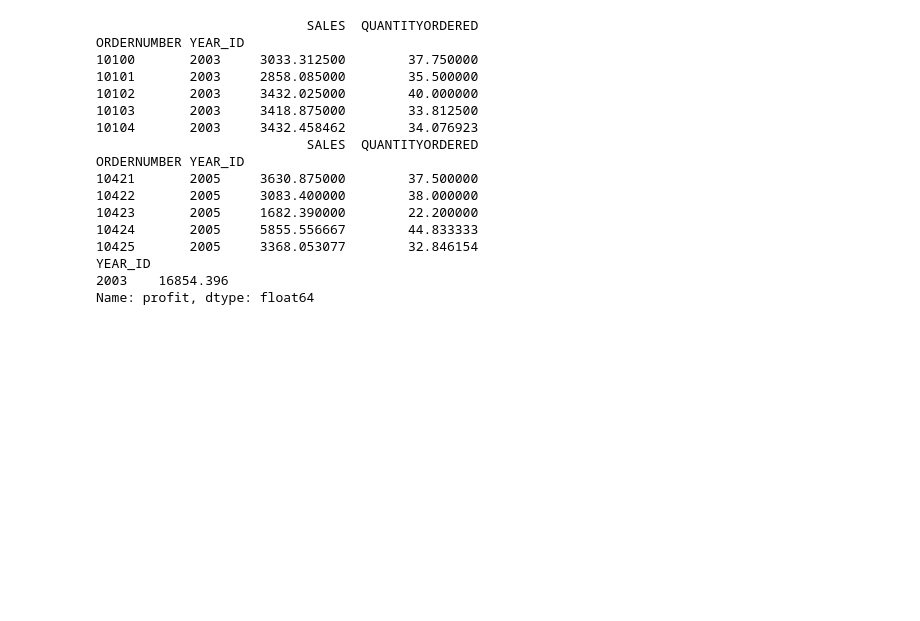
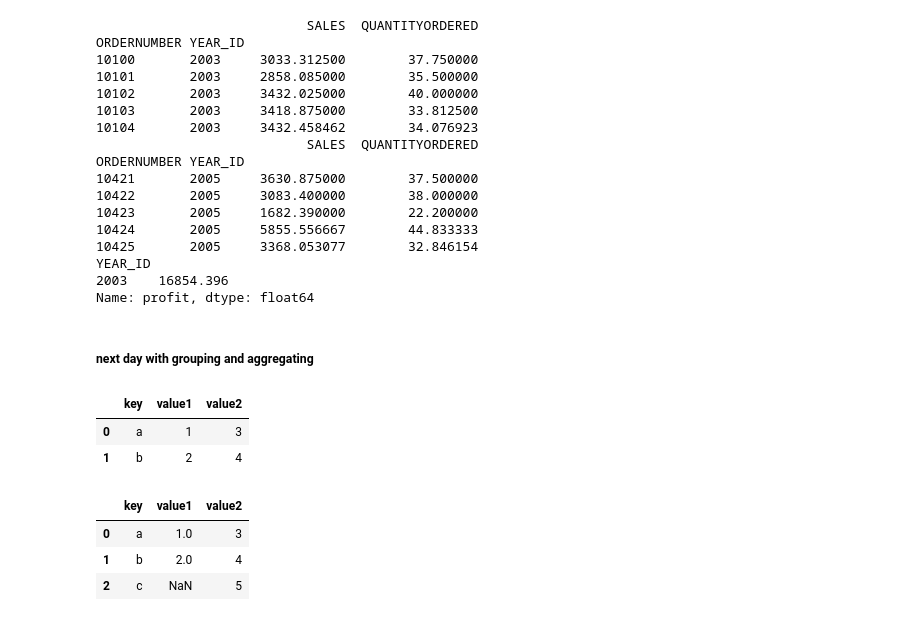
Before and after one commit to Mukundpatil-cd/data-science, a Jupyter notebook: data_analysis_with_python/pandas_basics.ipynb, the cells around one changed output. Saved outputs shown, nothing was run; the diff lists cells and outputs as text; code cells hidden in the pictures; blank space fills up the shorter version.

```diff
--- a/data_analysis_with_python/pandas_basics.ipynb
+++ b/data_analysis_with_python/pandas_basics.ipynb
@@ -444,3 +444,23 @@ ORDERNUMBER YEAR_ID
 YEAR_ID
 2003    16854.396
 Name: profit, dtype: float64
+# %% [markdown]
+##### next day with grouping and aggregating
+# %%
+### Merging the dataframe and joining
+#1 merging the dataframe by key column
+df1=pd.DataFrame({'key' : ['a','b'] , 'value1' : [1,2] })
+df2=pd.DataFrame({'key' : ['a','b','c'] , 'value2' : [3,4,5]})
+pd.merge(df1,df2 ,on='key',how='inner')
+# %% [output]
+|  | key | value1 | value2 |
+| 0 | a | 1 | 3 |
+| 1 | b | 2 | 4 |
+# %%
+
+pd.merge(df1,df2 ,on='key',how='outer')
+# %% [output]
+|  | key | value1 | value2 |
+| 0 | a | 1.0 | 3 |
+| 1 | b | 2.0 | 4 |
+| 2 | c | NaN | 5 |
```
Also changed, not shown: 1 other file.
